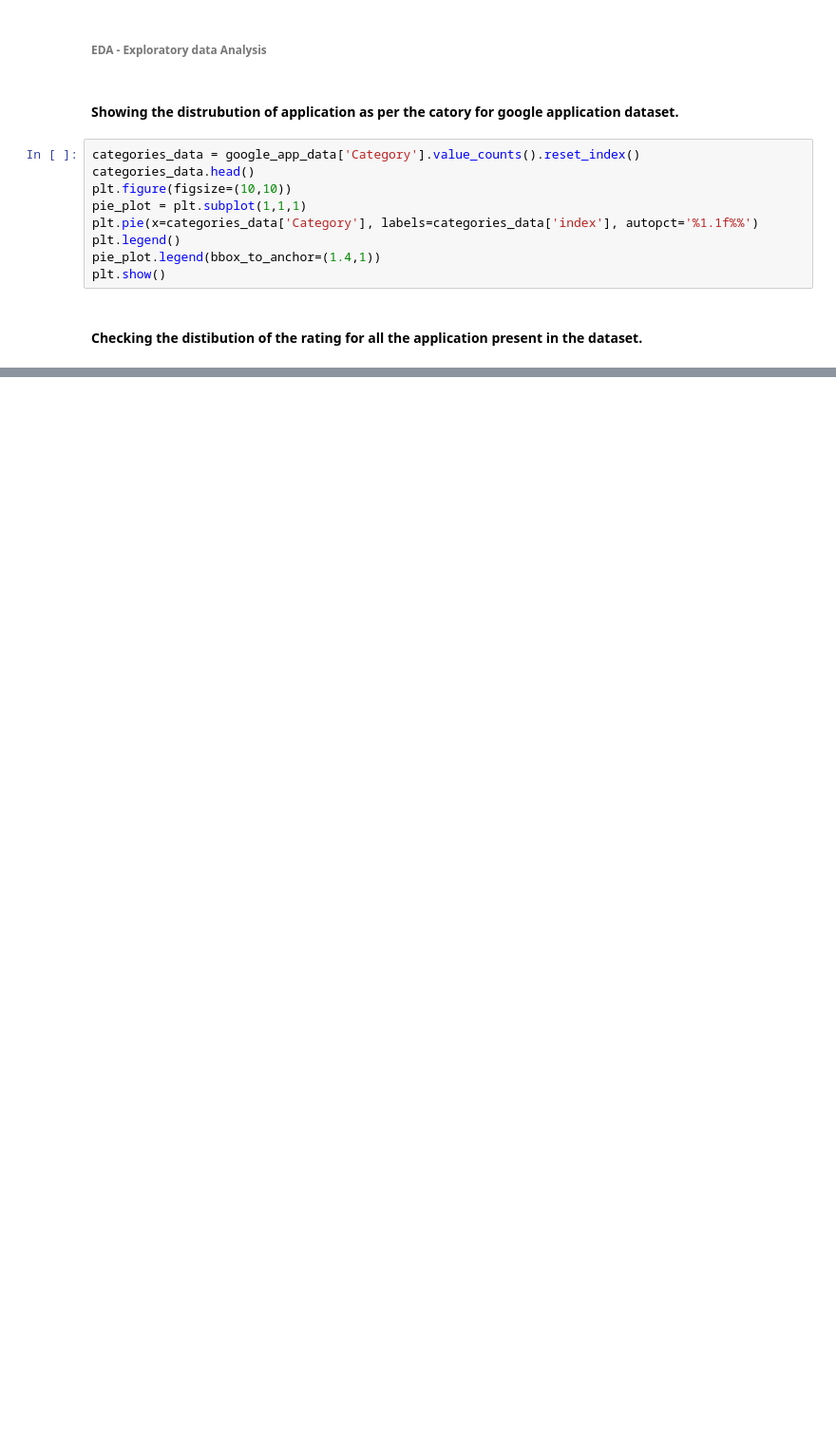
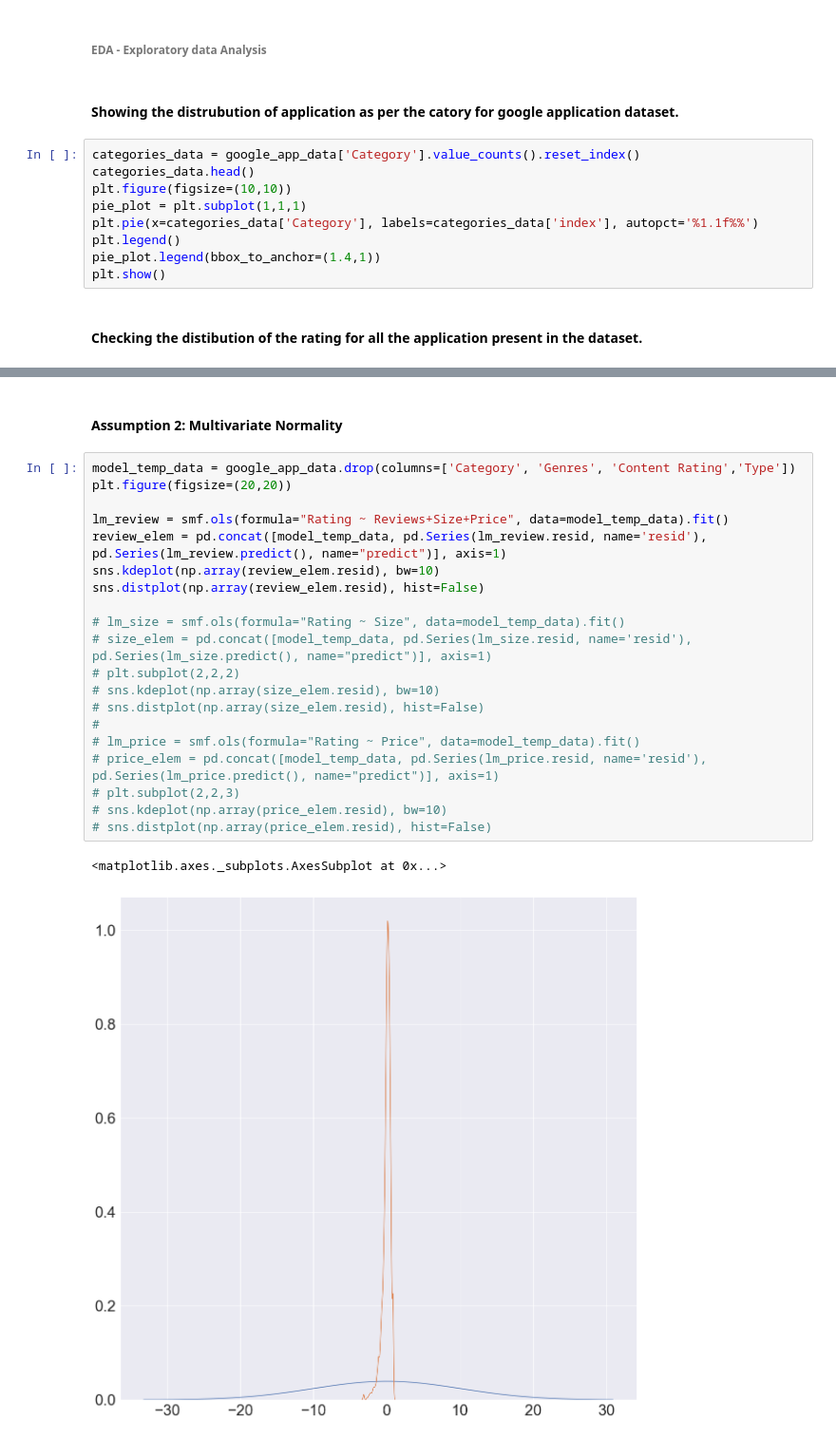
Before and after one commit to axxypatel/Data_Science_Class, a Jupyter notebook: Linear_Regression_Google_PlayStore_Data_A3.ipynb, the cells around one changed output, grey strips where cells are left out. Shown: that part at 95% size. Cells and saved outputs as stored; diff of their text form; blank space fills up the shorter version.

```diff
--- a/Linear_Regression_Google_PlayStore_Data_A3.ipynb
+++ b/Linear_Regression_Google_PlayStore_Data_A3.ipynb
@@ -125,0 +176,25 @@ memory usage: 115.3 KB
+# %% [markdown]
+#### Assumption 2: Multivariate Normality
+# %%
+model_temp_data = google_app_data.drop(columns=['Category', 'Genres', 'Content Rating','Type'])
+plt.figure(figsize=(20,20))
+
+lm_review = smf.ols(formula="Rating ~ Reviews+Size+Price", data=model_temp_data).fit()
+review_elem = pd.concat([model_temp_data, pd.Series(lm_review.resid, name='resid'), pd.Series(lm_review.predict(), name="predict")], axis=1)
+sns.kdeplot(np.array(review_elem.resid), bw=10)
+sns.distplot(np.array(review_elem.resid), hist=False)
+
+# lm_size = smf.ols(formula="Rating ~ Size", data=model_temp_data).fit()
+# size_elem = pd.concat([model_temp_data, pd.Series(lm_size.resid, name='resid'), pd.Series(lm_size.predict(), name="predict")], axis=1)
+# plt.subplot(2,2,2)
+# sns.kdeplot(np.array(size_elem.resid), bw=10)
+# sns.distplot(np.array(size_elem.resid), hist=False)
+#
+# lm_price = smf.ols(formula="Rating ~ Price", data=model_temp_data).fit()
+# price_elem = pd.concat([model_temp_data, pd.Series(lm_price.resid, name='resid'), pd.Series(lm_price.predict(), name="predict")], axis=1)
+# plt.subplot(2,2,3)
+# sns.kdeplot(np.array(price_elem.resid), bw=10)
+# sns.distplot(np.array(price_elem.resid), hist=False)
+# %% [output]
+<matplotlib.axes._subplots.AxesSubplot at 0x...>
+[figure, added]
```
Also changed, not shown: parts of 19 cells of this notebook.
